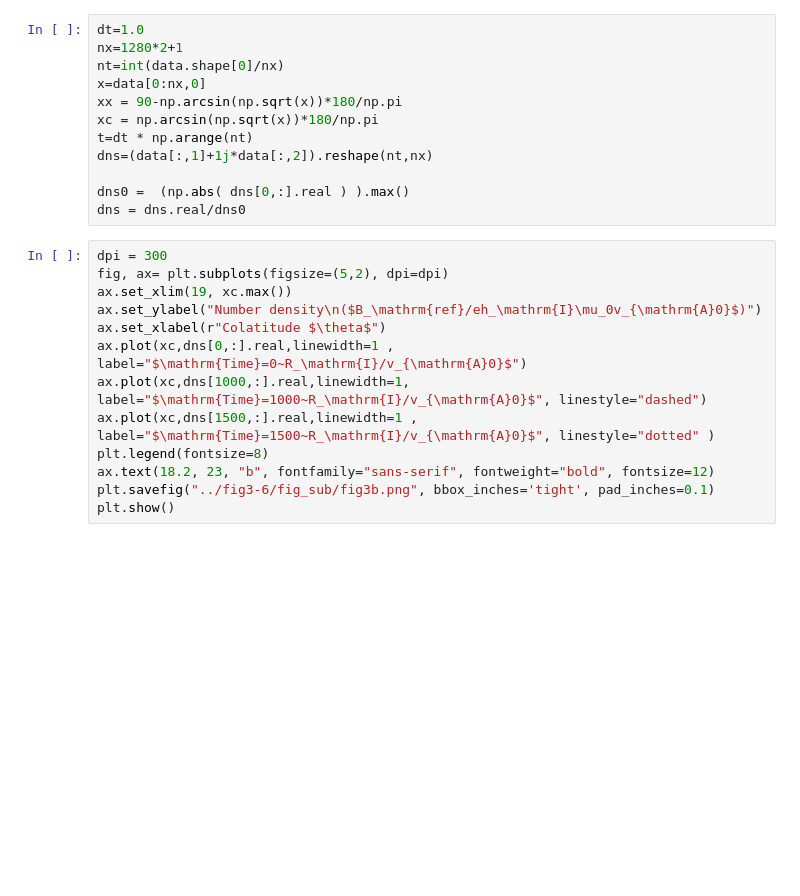
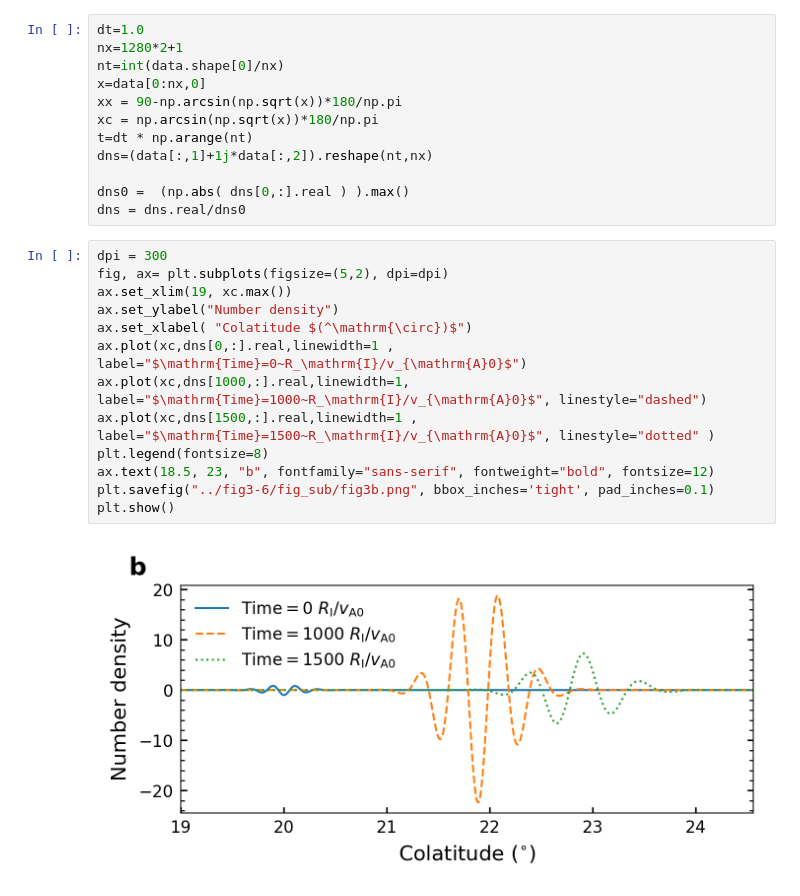
Before and after one commit to tsuyoshi-SAKAKI/Source_for_Convective_growth_of_auroral_arcs-through_the_feedback_instability_in_a_dipole_geometry, a Jupyter notebook: make_fig3-6/fig3b.ipynb, the cells around one changed output. Drawn from its saved outputs; the diff is of its cells as text; blank space fills up the shorter version.

```diff
--- a/make_fig3-6/fig3b.ipynb
+++ b/make_fig3-6/fig3b.ipynb
@@ -39,13 +39,15 @@ dns = dns.real/dns0
 # %%
 dpi = 300
 fig, ax= plt.subplots(figsize=(5,2), dpi=dpi)
 ax.set_xlim(19, xc.max())
-ax.set_ylabel("Number density\n($B_\mathrm{ref}/eh_\mathrm{I}\mu_0v_{\mathrm{A}0}$)")
-ax.set_xlabel(r"Colatitude $\theta$")
+ax.set_ylabel("Number density")
+ax.set_xlabel( "Colatitude $(^\mathrm{\circ})$")
 ax.plot(xc,dns[0,:].real,linewidth=1 , label="$\mathrm{Time}=0~R_\mathrm{I}/v_{\mathrm{A}0}$")
 ax.plot(xc,dns[1000,:].real,linewidth=1, label="$\mathrm{Time}=1000~R_\mathrm{I}/v_{\mathrm{A}0}$", linestyle="dashed")
 ax.plot(xc,dns[1500,:].real,linewidth=1 , label="$\mathrm{Time}=1500~R_\mathrm{I}/v_{\mathrm{A}0}$", linestyle="dotted" )
 plt.legend(fontsize=8)
-ax.text(18.2, 23, "b", fontfamily="sans-serif", fontweight="bold", fontsize=12)
+ax.text(18.5, 23, "b", fontfamily="sans-serif", fontweight="bold", fontsize=12)
 plt.savefig("../fig3-6/fig_sub/fig3b.png", bbox_inches='tight', pad_inches=0.1)
 plt.show()
+# %% [output]
+[figure, added]
```
Also changed, not shown: 5 other files.
